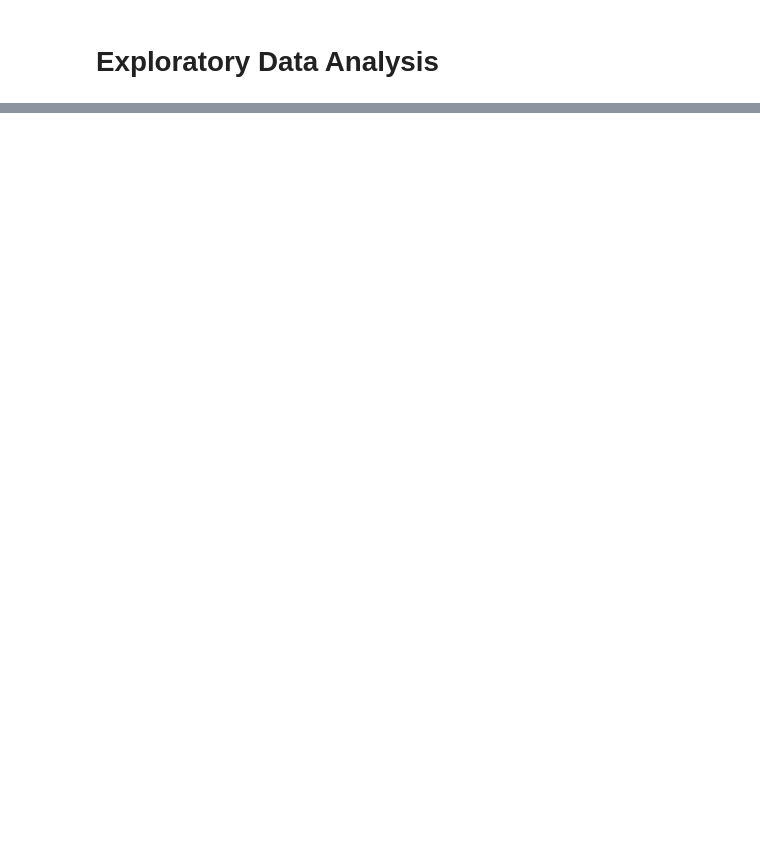
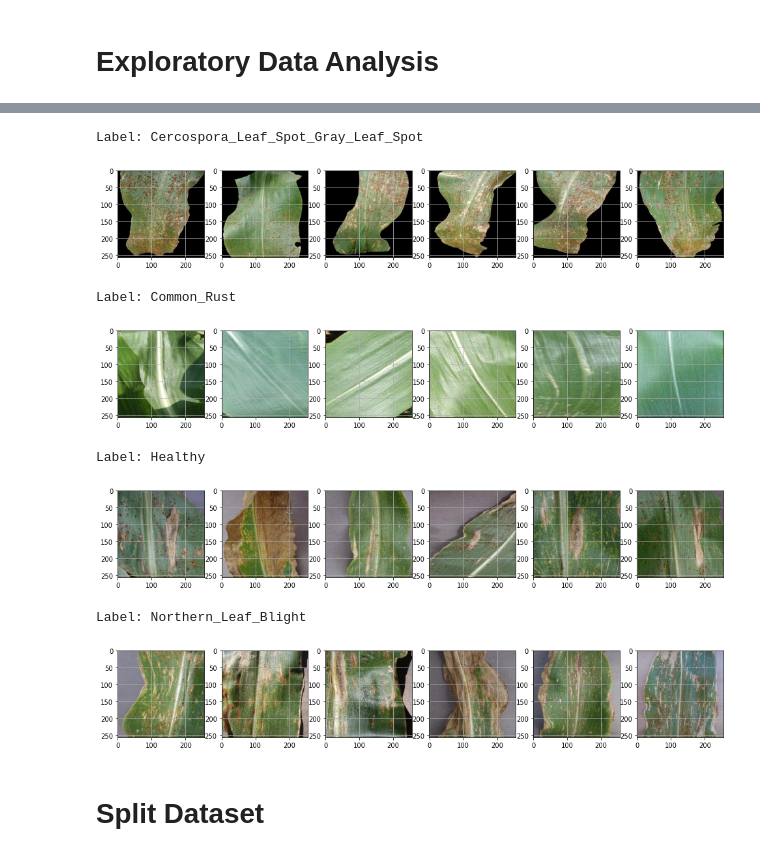
Before and after one commit to farmer-nusantara/farmer-nusantara-machine-learning, a Jupyter notebook: Corn_Model.ipynb, the cells around one changed output, grey strips where cells are left out. Saved outputs shown, nothing was run; the diff lists cells and outputs as text; code cells hidden in the pictures; blank space fills up the shorter version.

```diff
--- a/Corn_Model.ipynb
+++ b/Corn_Model.ipynb
@@ -120,0 +153,13 @@ Healthy
+# %%
+display_sample(root_dir, num_sample=6)
+# %% [output]
+Label: Cercospora_Leaf_Spot_Gray_Leaf_Spot
+[figure, added]
+Label: Common_Rust
+[figure, added]
+Label: Healthy
+[figure, added]
+Label: Northern_Leaf_Blight
+[figure, added]
+# %% [markdown]
+# **Split Dataset**
```
Also changed, not shown: parts of 24 cells of this notebook.
